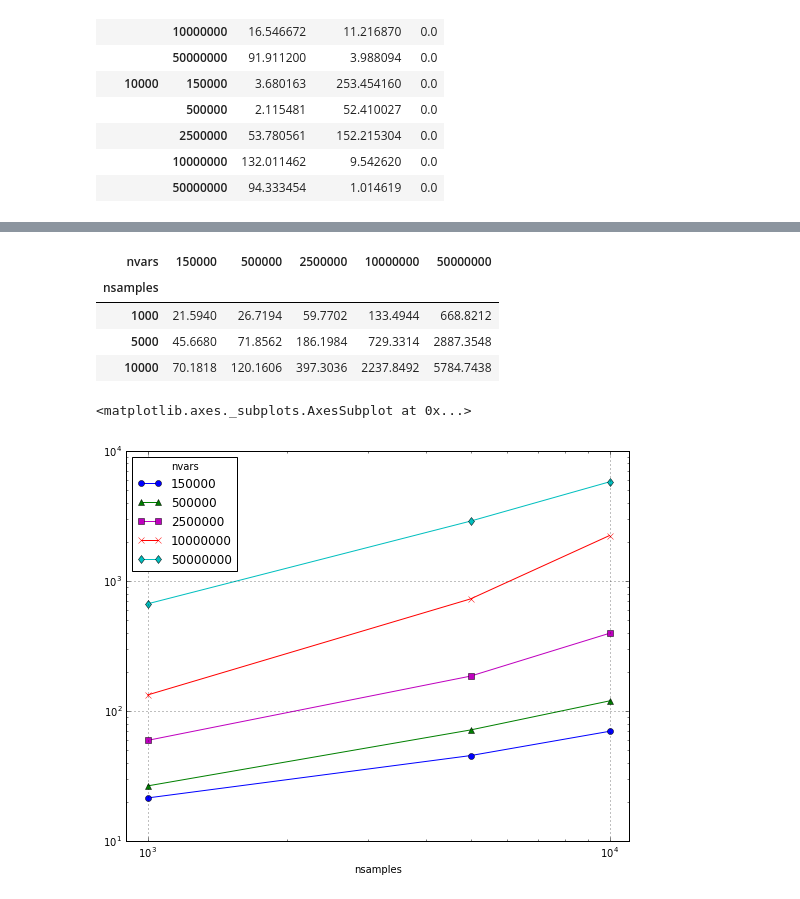
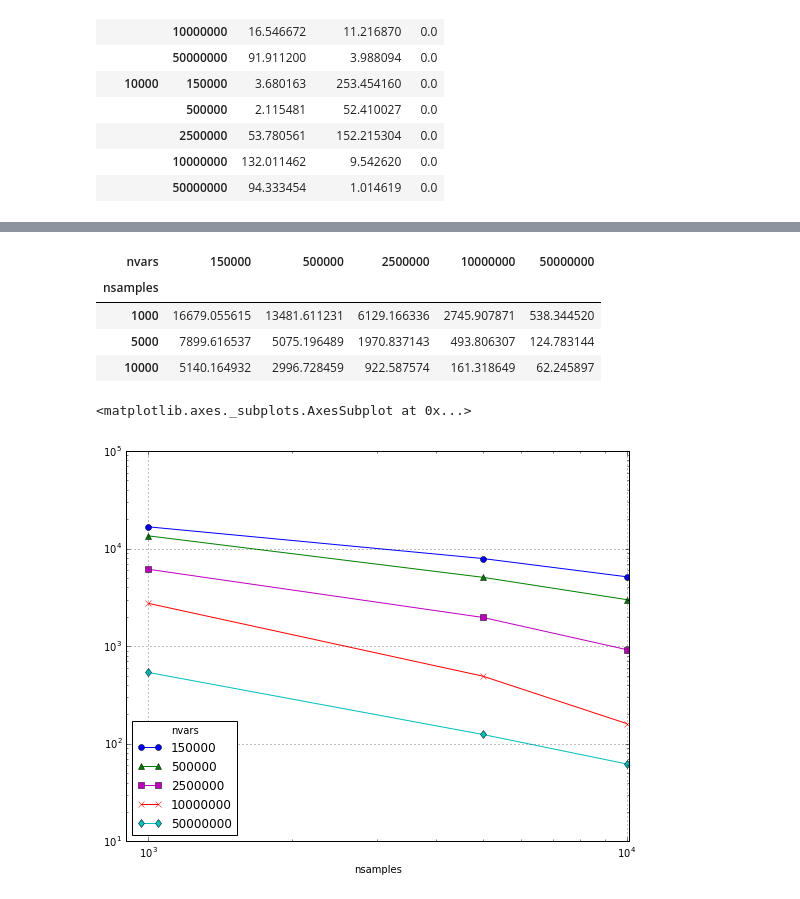
Before and after one commit to aehrc/VariantSpark, a Jupyter notebook: perf/plos16/sams_vars.ipynb, the cells around one changed output, grey strips where cells are left out. Cells and saved outputs as stored; diff of their text form; code cells hidden in the pictures.

```diff
--- a/perf/plos16/sams_vars.ipynb
+++ b/perf/plos16/sams_vars.ipynb
@@ -82,14 +82,14 @@ duration.T.plot(style=['bo-', 'g^-', 'ms-'], logx=True, logy=True, grid=True, xl
 # %%
-trees_by_hour = oob_and_duration['duration']
+trees_by_hour = oob_and_duration['trees_by_hour']
 trees_by_hour
 # %% [output]
 | nvars | 150000 | 500000 | 2500000 | 10000000 | 50000000 |
 | nsamples |  |  |  |  |  |
-| 1000 | 21.5940 | 26.7194 | 59.7702 | 133.4944 | 668.8212 |
-| 5000 | 45.6680 | 71.8562 | 186.1984 | 729.3314 | 2887.3548 |
-| 10000 | 70.1818 | 120.1606 | 397.3036 | 2237.8492 | 5784.7438 |
+| 1000 | 16679.055615 | 13481.611231 | 6129.166336 | 2745.907871 | 538.344520 |
+| 5000 | 7899.616537 | 5075.196489 | 1970.837143 | 493.806307 | 124.783144 |
+| 10000 | 5140.164932 | 2996.728459 | 922.587574 | 161.318649 | 62.245897 |
 # %%
-trees_by_hour[[150000, 500000, 2500000, 10000000, 50000000]].plot(style=['bo-', 'g^-', 'ms-', 'rx-', 'cd-'], logy=True, logx=True, grid=True, xlim=(900, 11000))
+trees_by_hour.plot(style=['bo-', 'g^-', 'ms-', 'rx-', 'cd-'], logy=True, logx=True, grid=True, xlim=(900, 10100))
 # %% [output]
 <matplotlib.axes._subplots.AxesSubplot at 0x...>
-[figure, old version]
+[figure, new version]
```
Also changed, not shown: parts of 4 cells of this notebook, 4 other files.
